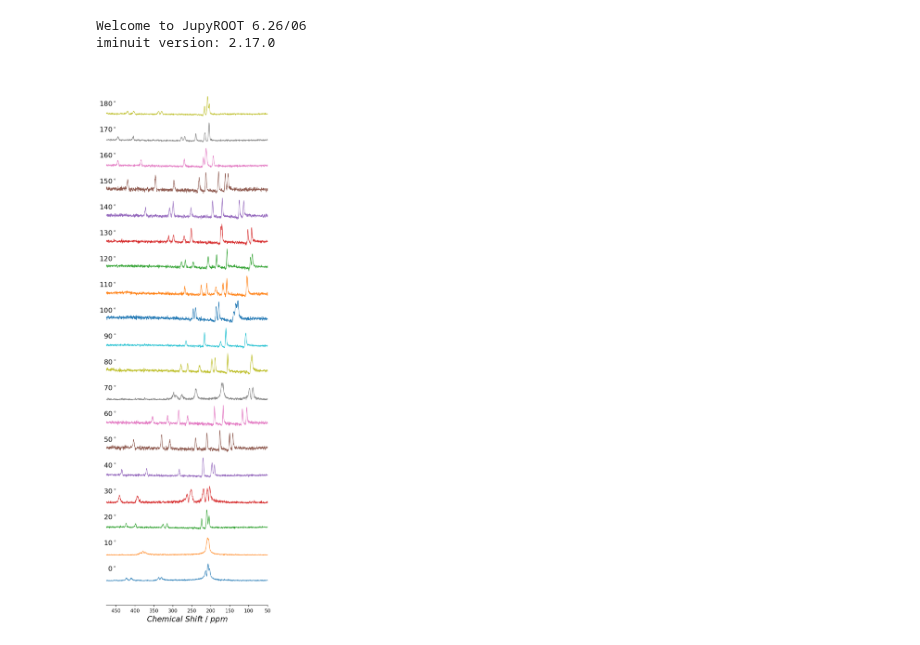
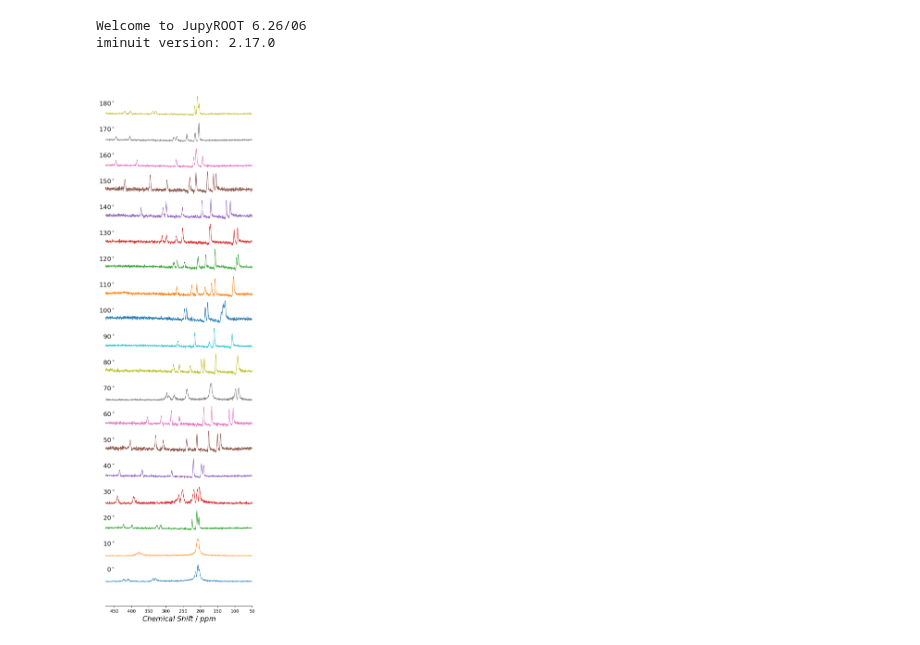
Before and after one commit to AstrobioShiva/Script_project, a Jupyter notebook: NMR_analysis/stacked_plot_D_ala_z.ipynb, the cells around one changed output. Drawn from its saved outputs; the diff is of its cells as text; code cells hidden in the pictures.

```diff
--- a/NMR_analysis/stacked_plot_D_ala_z.ipynb
+++ b/NMR_analysis/stacked_plot_D_ala_z.ipynb
@@ -57,36 +57,36 @@ for numb in range(file_start, file_end + 1):
     data_sets.append({"x": x, "y": yData})
 
 # # Plot the data ********************************
-fig, ax = plt.subplots(figsize=(6, 20), dpi=150)  # Create the figure and axes
+fig, ax = plt.subplots(figsize=(6, 22), dpi=150)  # Create the figure and axes
 labels = [rf"${i}^\circ$" for i in range(angle_start, angle_end + angle_step, angle_step)]
 
 # # Plot each dataset with its corresponding x-axis
 for i, (dataset, label) in enumerate(zip(data_sets, labels)):
 
 #     # Calculate vertical offset
     offset = i * 1.5  # Adjust the offset value as needed
 
 #     # Plot the data
     ax.plot(dataset["x"], dataset["y"] + offset, linewidth=0.9, label=label)
 
     # Add label text (adjust the position of label if needed)
     ax.text(x=450, y=offset+0.7,  s=label, color='black', va='center', ha='right', fontsize=14)
 
 # Adjust plot aesthetics
 ax.set_yticks([])  # Remove y-axis ticks
 # ax.set_xlim([max(x_end, x_start), min(x_start, x_end)])  # Ensure proper limits for x-axis
 ax.set_xlim([475, 50])  # Ensure proper limits for x-axis
 ax.set_xlabel(r'$Chemical\ Shift\ /\ ppm$', fontsize=16)
 
 # Hide the top spine
 ax.spines['top'].set_visible(False)
 ax.spines['right'].set_visible(False)
 ax.spines['left'].set_visible(False)
 
 plt.show()
 
 # Save figure
 
 fig.savefig('/home/shiva/WMU/PhD/Scripts/phd_project/Python/NMR/NMR_analysis/plots_experiment/Z_stacked_D_alanine.png', dpi = 150 ,bbox_inches='tight')
 # %% [output]
-[figure, old version]
+[figure, new version]
```
Also changed, not shown: 41 other files.
